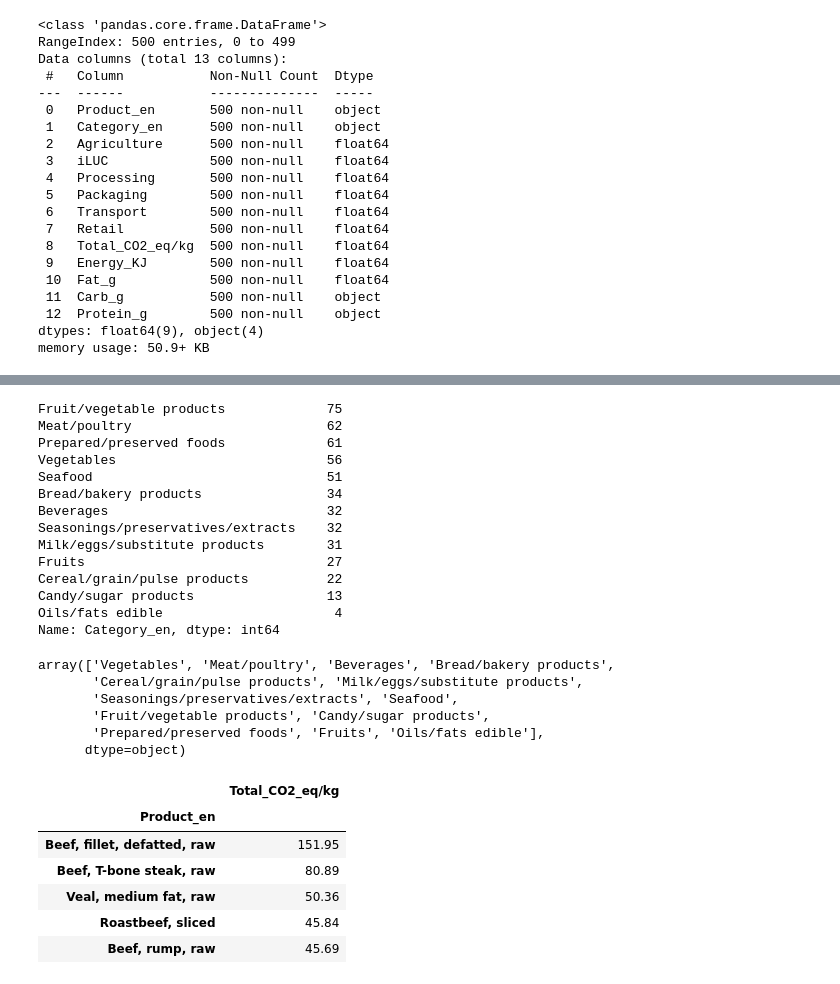
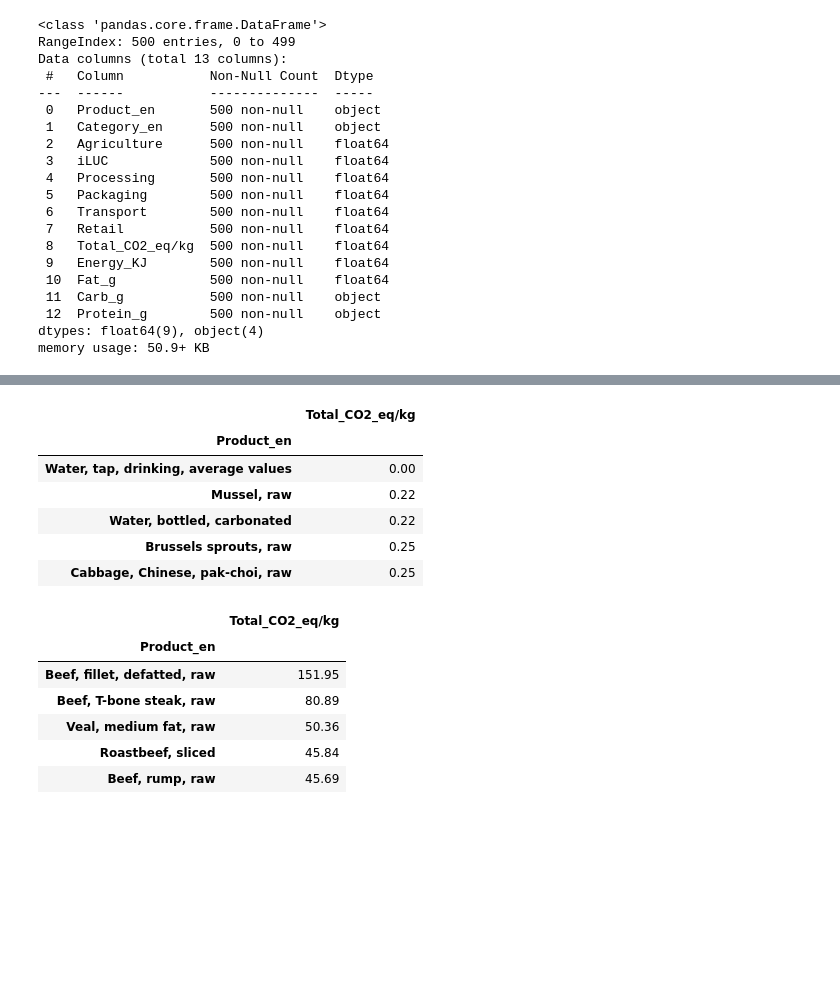
Before and after one commit to mrchapagain/iCare, a Jupyter notebook: ConcitoDataAnalytics.ipynb, the cells around one changed output, grey strips where cells are left out. Drawn from its saved outputs; the diff is of its cells as text; code cells hidden in the pictures; blank space fills up the shorter version.

```diff
--- a/ConcitoDataAnalytics.ipynb
+++ b/ConcitoDataAnalytics.ipynb
@@ -154,31 +186,14 @@ dtype: int64
-# %%
-# Inspect the numbers of "UNIQUE" values of selected columns
-selected_data['Category_en'].value_counts()
-# %% [output]
-Fruit/vegetable products             75
-Meat/poultry                         62
-Prepared/preserved foods             61
-Vegetables                           56
-Seafood                              51
-Bread/bakery products                34
-Beverages                            32
-Seasonings/preservatives/extracts    32
-Milk/eggs/substitute products        31
-Fruits                               27
-Cereal/grain/pulse products          22
-Candy/sugar products                 13
-Oils/fats edible                      4
-Name: Category_en, dtype: int64
-# %%
-# Inspect the list of "UNIQUE" values of selected columns (especially make sense on catagorical data)
-selected_data["Category_en"].unique()
-# %% [output]
-array(['Vegetables', 'Meat/poultry', 'Beverages', 'Bread/bakery products',
-       'Cereal/grain/pulse products', 'Milk/eggs/substitute products',
-       'Seasonings/preservatives/extracts', 'Seafood',
-       'Fruit/vegetable products', 'Candy/sugar products',
-       'Prepared/preserved foods', 'Fruits', 'Oils/fats edible'],
-      dtype=object)
+# %%
+# Inspect the smallest & largest values in the columns
+selected_data[['Product_en', "Total_CO2_eq/kg"]].groupby(by= ['Product_en'], sort=True).mean().nsmallest(5, ["Total_CO2_eq/kg"])
+# %% [output]
+|  | Total_CO2_eq/kg |
+| Product_en |  |
+| Water, tap, drinking, average values | 0.00 |
+| Mussel, raw | 0.22 |
+| Water, bottled, carbonated | 0.22 |
+| Brussels sprouts, raw | 0.25 |
+| Cabbage, Chinese, pak-choi, raw | 0.25 |
 # %%
 selected_data[['Product_en', "Total_CO2_eq/kg"]].groupby(by= ['Product_en'], sort=True).mean().nlargest(5, ["Total_CO2_eq/kg"])
 # %% [output]
```
Also changed, not shown: parts of 27 cells of this notebook.
